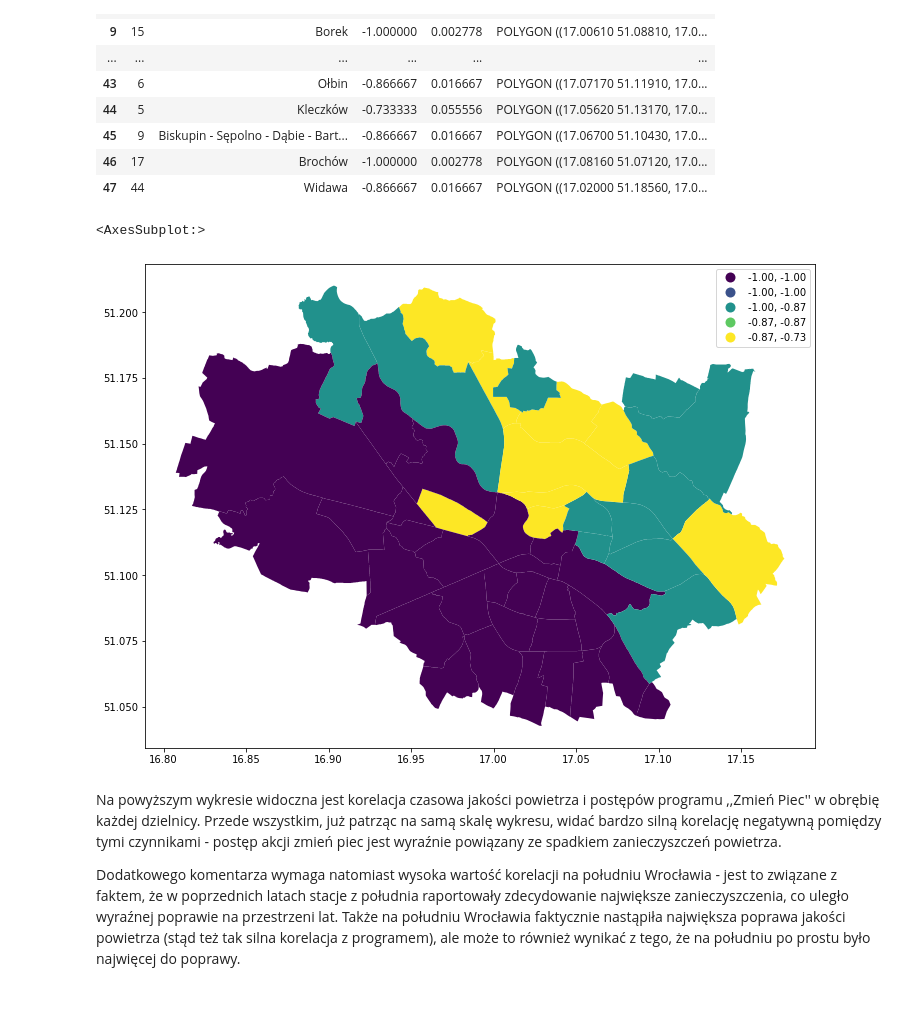
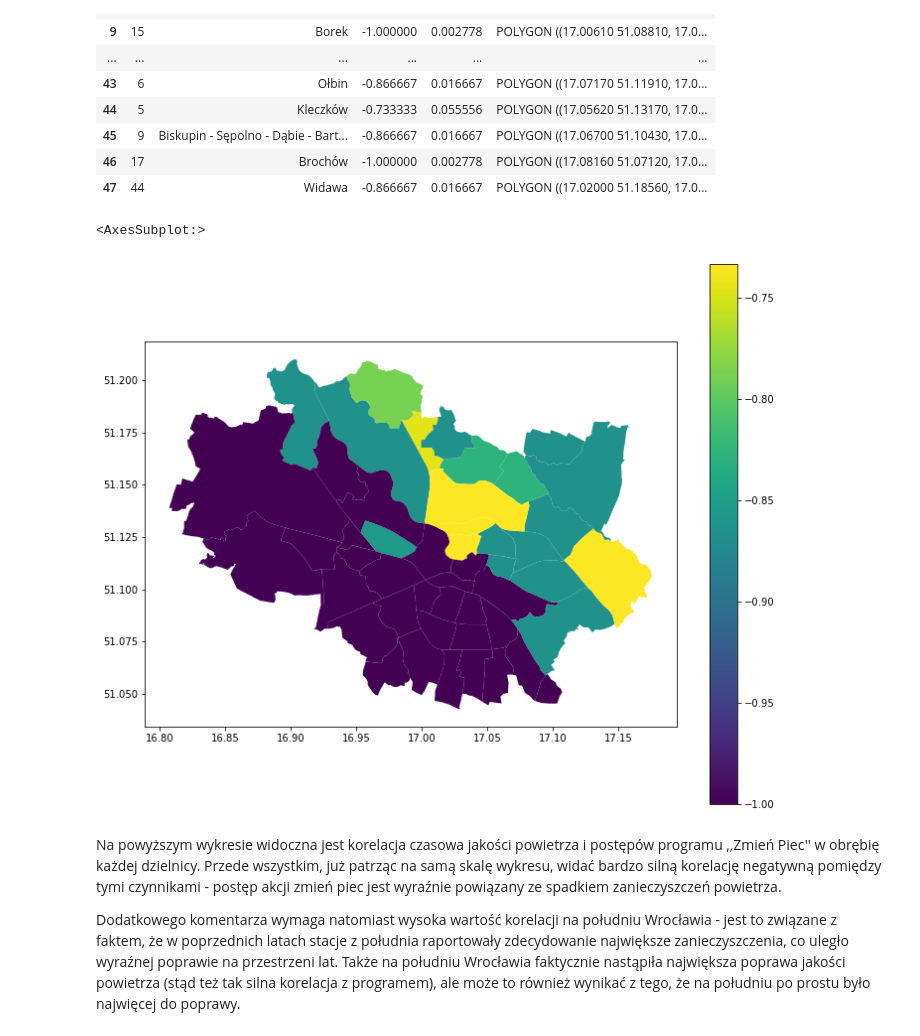
Before and after one commit to prokotg/airpolution_wust, a Jupyter notebook: spatial_corelation/furnace_factor_autocorelation.ipynb, the cells around one changed output. Drawn from its saved outputs; the diff is of its cells as text; code cells hidden in the pictures; blank space fills up the shorter version.

```diff
--- a/spatial_corelation/furnace_factor_autocorelation.ipynb
+++ b/spatial_corelation/furnace_factor_autocorelation.ipynb
@@ -438,10 +438,10 @@ gdf
 | 47 | 44 | Widawa | -0.866667 | 0.016667 | POLYGON ((17.02000 51.18560, 17.0... |
 # %%
 fig, ax = plt.subplots(figsize=(12,10), subplot_kw={'aspect':'equal'})
-gdf.plot(column='kendall', scheme='Quantiles', k=5, cmap=None, legend=True, ax=ax)
+gdf.plot(column='kendall', cmap=None, legend=True, ax=ax)
 # %% [output]
 <AxesSubplot:>
-[figure, old version]
+[figure, new version]
 # %% [markdown]
 Na powyższym wykresie widoczna jest korelacja czasowa jakości powietrza i postępów programu ,,Zmień Piec'' w obrębię każdej dzielnicy. Przede wszystkim, już patrząc na samą skalę wykresu, widać bardzo silną korelację negatywną pomiędzy tymi czynnikami - postęp akcji zmień piec jest wyraźnie powiązany ze spadkiem zanieczyszczeń powietrza.
 
```
Also changed, not shown: parts of 1 cell of this notebook, 1 other file.
